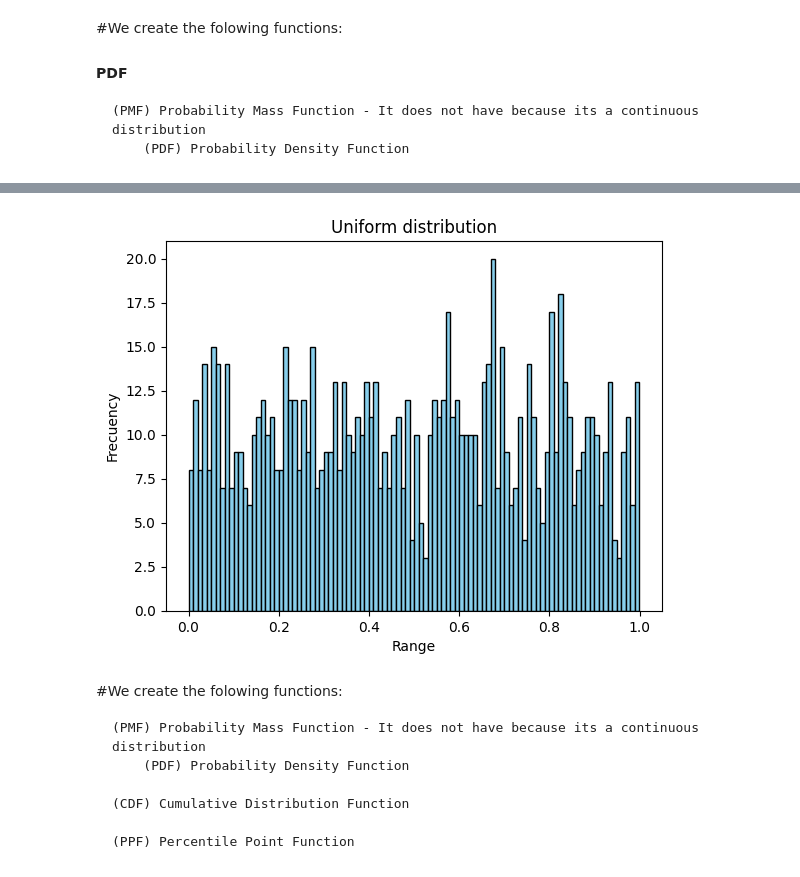
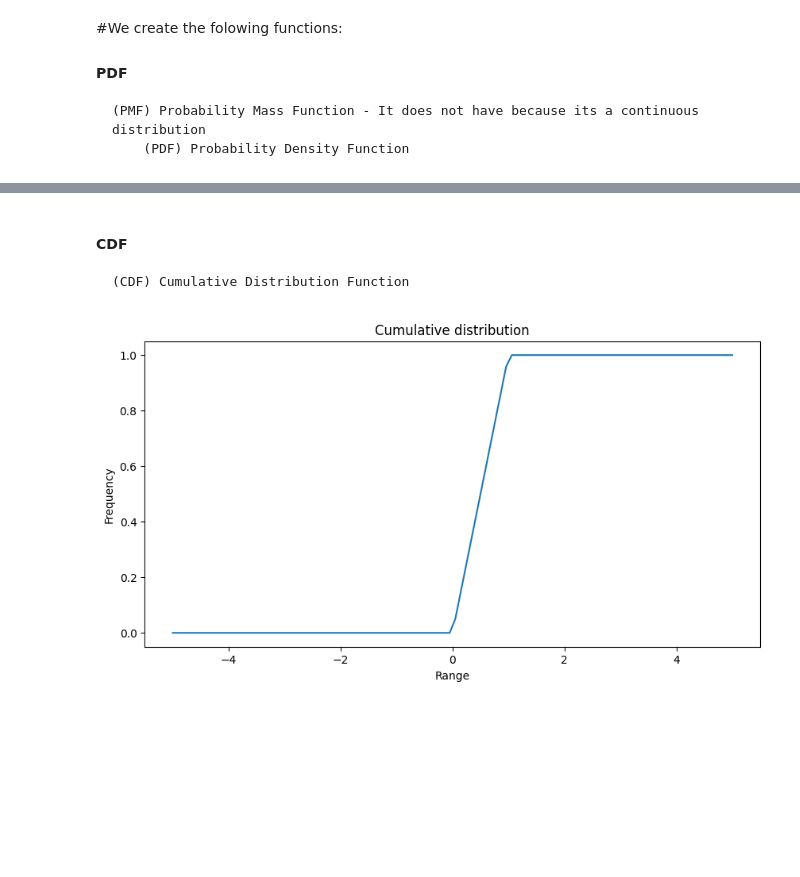
Before and after one commit to gutierenmanuel/probability-distribution-exercises-project-with-python, a Jupyter notebook: notebook/problems.ipynb, the cells around one changed output, grey strips where cells are left out. Cells and saved outputs as stored; diff of their text form; code cells hidden in the pictures; blank space fills up the shorter version.

```diff
--- a/notebook/problems.ipynb
+++ b/notebook/problems.ipynb
@@ -253,31 +258,0 @@ ValueError: x and y must have same first dimension, but have shapes (100,) and (
-# %%
-import numpy as np
-
-# Define the parameters of the range
-a = 0
-b = 1
-
-#Create the random variables for uniform distribution
-random_uniform_data = np.random.uniform(a, b, size=1000)
-
-# Graphic the uniform distribution
-plt.hist(random_uniform_data, bins=100, color='skyblue', edgecolor='black')
-
-# Personalizate the graphic
-plt.title('Uniform distribution')
-plt.xlabel('Range')
-plt.ylabel('Frecuency')
-
-# Show the histogram
-plt.show()
-# %% [output]
-[figure, removed]
-# %% [markdown]
-#We create the folowing functions:
-
-    (PMF) Probability Mass Function - It does not have because its a continuous distribution
-        (PDF) Probability Density Function
-
-    (CDF) Cumulative Distribution Function
-
-    (PPF) Percentile Point Function
@@ -312,0 +259,29 @@ data_uniform_ppf = uniform_ppf(random_uniform_data, a, b)
+# %% [markdown]
+#### CDF
+
+    (CDF) Cumulative Distribution Function
+# %%
+
+def cdf_uniform(x_values, loc=mu, scale=sigma):
+
+    #Calcule the cumulative distribution function
+
+    cdf = stats.uniform.cdf(x_values, loc=mu, scale=sigma)
+    return cdf
+
+cdf_values_norm = cdf_uniform(data, mu, sigma)
+
+# Graphic the normal distribution
+plt.figure(figsize = (10, 5))
+plt.plot(data, cdf_values_norm)
+
+# Personalizate the graphic
+plt.title('Cumulative distribution')
+plt.xlabel('Range')
+plt.ylabel('Frequency')
+
+
+# Show the histogram
+plt.show()
+# %% [output]
+[figure, added]
```
Also changed, not shown: parts of 8 cells of this notebook.
